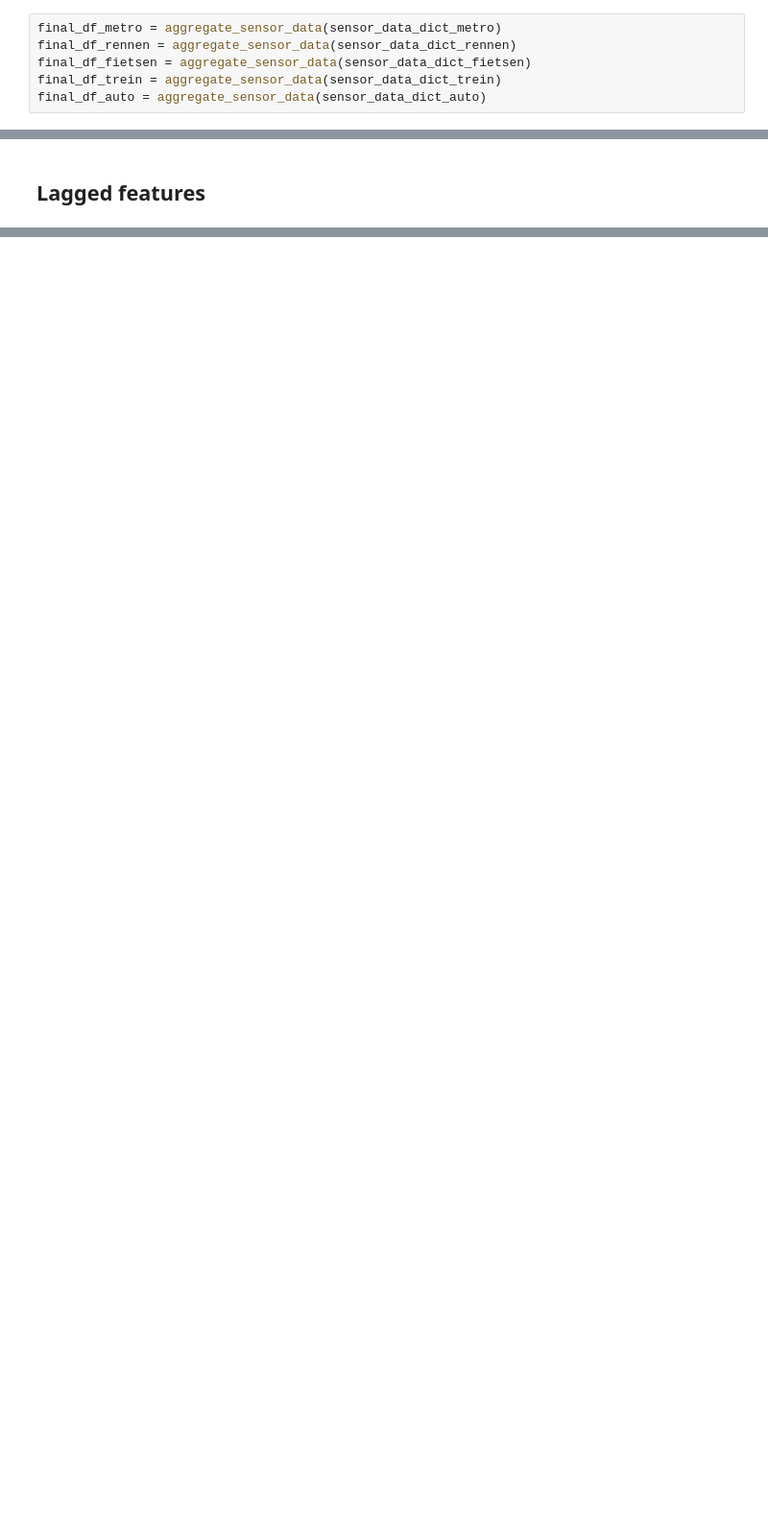
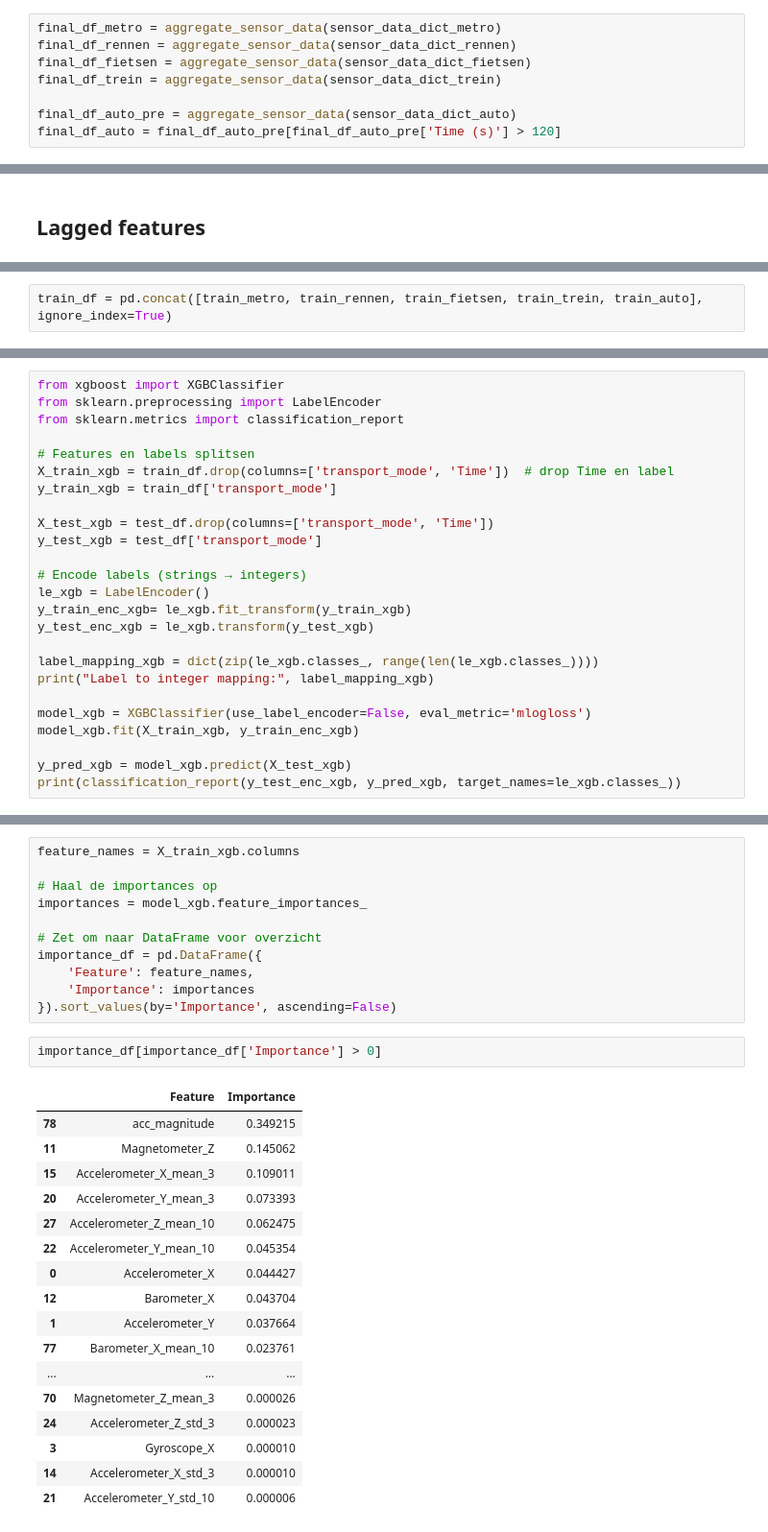
Before and after one commit to PuckVoorham/ML4QS-project, a Jupyter notebook: notebooks/EDA_experiment_joris.ipynb, the cells around one changed output, grey strips where cells are left out. Shown at 96% size. Saved outputs shown, nothing was run; the diff lists cells and outputs as text; blank space fills up the shorter version.

```diff
--- a/notebooks/EDA_experiment_joris.ipynb
+++ b/notebooks/EDA_experiment_joris.ipynb
@@ -274,4 +313,6 @@ final_df_metro = aggregate_sensor_data(sensor_data_dict_metro)
 final_df_rennen = aggregate_sensor_data(sensor_data_dict_rennen)
 final_df_fietsen = aggregate_sensor_data(sensor_data_dict_fietsen)
 final_df_trein = aggregate_sensor_data(sensor_data_dict_trein)
-final_df_auto = aggregate_sensor_data(sensor_data_dict_auto)
+
+final_df_auto_pre = aggregate_sensor_data(sensor_data_dict_auto)
+final_df_auto = final_df_auto_pre[final_df_auto_pre['Time (s)'] > 120]
@@ -434,0 +687,2 @@ display(HTML(f"<div style='height: 300px; overflow-y: scroll'>{missing.to_frame(
+# %%
+train_df = pd.concat([train_metro, train_rennen, train_fietsen, train_trein, train_auto], ignore_index=True)
@@ -434,0 +897,25 @@ display(HTML(f"<div style='height: 300px; overflow-y: scroll'>{missing.to_frame(
+# %%
+from xgboost import XGBClassifier
+from sklearn.preprocessing import LabelEncoder
+from sklearn.metrics import classification_report
+
+# Features en labels splitsen
+X_train_xgb = train_df.drop(columns=['transport_mode', 'Time'])  # drop Time en label
+y_train_xgb = train_df['transport_mode']
+
+X_test_xgb = test_df.drop(columns=['transport_mode', 'Time'])
+y_test_xgb = test_df['transport_mode']
+
+# Encode labels (strings → integers)
+le_xgb = LabelEncoder()
+y_train_enc_xgb= le_xgb.fit_transform(y_train_xgb)
+y_test_enc_xgb = le_xgb.transform(y_test_xgb)
+
+label_mapping_xgb = dict(zip(le_xgb.classes_, range(len(le_xgb.classes_))))
+print("Label to integer mapping:", label_mapping_xgb)
+
+model_xgb = XGBClassifier(use_label_encoder=False, eval_metric='mlogloss')
+model_xgb.fit(X_train_xgb, y_train_enc_xgb)
+
+y_pred_xgb = model_xgb.predict(X_test_xgb)
+print(classification_report(y_test_enc_xgb, y_pred_xgb, target_names=le_xgb.classes_))
@@ -434,0 +1147,31 @@ display(HTML(f"<div style='height: 300px; overflow-y: scroll'>{missing.to_frame(
+# %%
+feature_names = X_train_xgb.columns
+
+# Haal de importances op
+importances = model_xgb.feature_importances_
+
+# Zet om naar DataFrame voor overzicht
+importance_df = pd.DataFrame({
+    'Feature': feature_names,
+    'Importance': importances
+}).sort_values(by='Importance', ascending=False)
+# %%
+importance_df[importance_df['Importance'] > 0]
+# %% [output]
+|  | Feature | Importance |
+| 78 | acc_magnitude | 0.349215 |
+| 11 | Magnetometer_Z | 0.145062 |
+| 15 | Accelerometer_X_mean_3 | 0.109011 |
+| 20 | Accelerometer_Y_mean_3 | 0.073393 |
+| 27 | Accelerometer_Z_mean_10 | 0.062475 |
+| 22 | Accelerometer_Y_mean_10 | 0.045354 |
+| 0 | Accelerometer_X | 0.044427 |
+| 12 | Barometer_X | 0.043704 |
+| 1 | Accelerometer_Y | 0.037664 |
+| 77 | Barometer_X_mean_10 | 0.023761 |
+| ... | ... | ... |
+| 70 | Magnetometer_Z_mean_3 | 0.000026 |
+| 24 | Accelerometer_Z_std_3 | 0.000023 |
+| 3 | Gyroscope_X | 0.000010 |
+| 14 | Accelerometer_X_std_3 | 0.000010 |
+| 21 | Accelerometer_Y_std_10 | 0.000006 |
```
Also changed, not shown: parts of 111 cells of this notebook.
